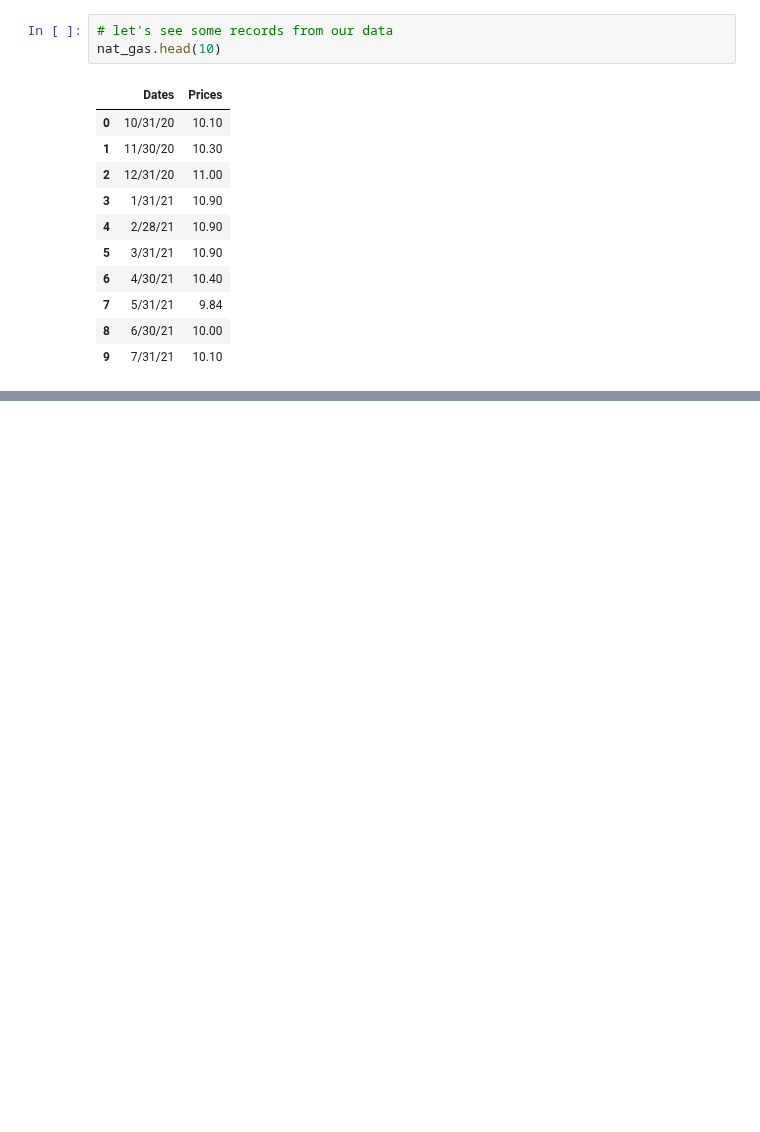
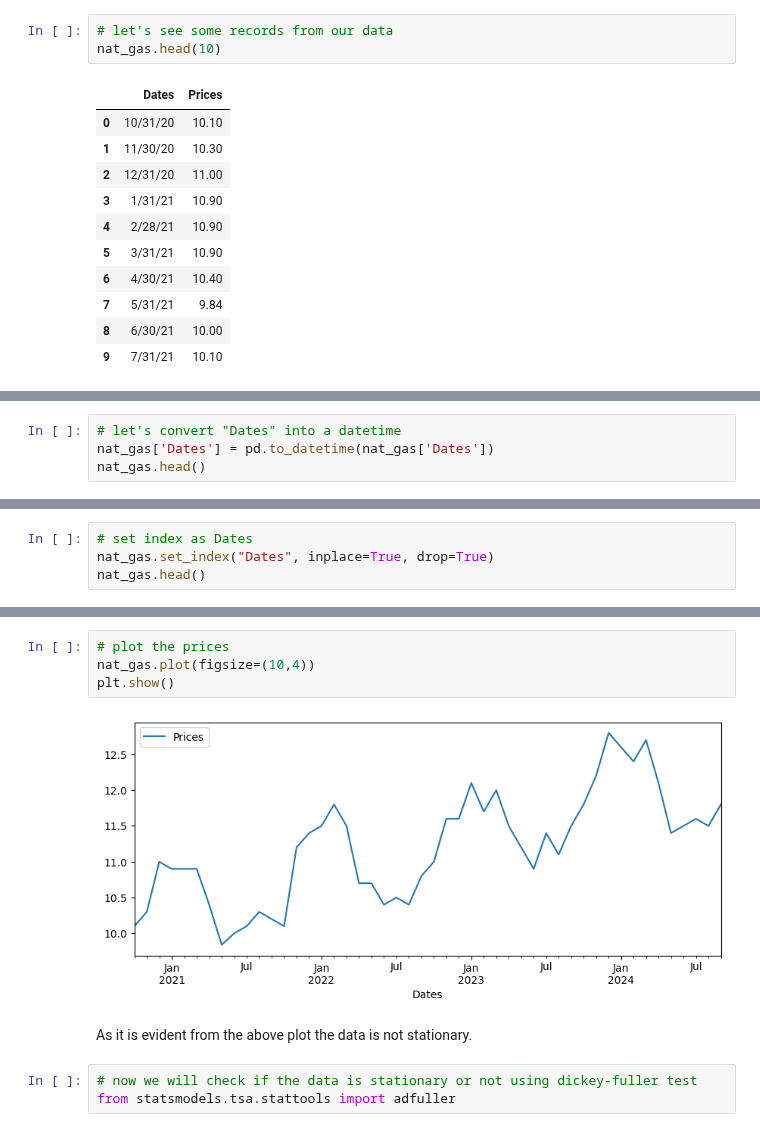
Before and after one commit to Akshay-Paunikar/Forage_Virtual_Internship_Program, a Jupyter notebook: JP Morgan Chase & Co/Quantitative Research/Task 1 - Investigate and analyze price data/Task_1_Investigate_and_analyze_price_data.ipynb, the cells around one changed output, grey strips where cells are left out. Cells and saved outputs as stored; diff of their text form; blank space fills up the shorter version.

Commit message:
adfuller test performed .. found the data non-stationary

```diff
--- a/JP Morgan Chase & Co/Quantitative Research/Task 1 - Investigate and analyze price data/Task_1_Investigate_and_analyze_price_data.ipynb
+++ b/JP Morgan Chase & Co/Quantitative Research/Task 1 - Investigate and analyze price data/Task_1_Investigate_and_analyze_price_data.ipynb
@@ -70,0 +83,4 @@ nat_gas.head(10)
+# %%
+# let's convert "Dates" into a datetime
+nat_gas['Dates'] = pd.to_datetime(nat_gas['Dates'])
+nat_gas.head()
@@ -70,0 +131,4 @@ nat_gas.head(10)
+# %%
+# set index as Dates
+nat_gas.set_index("Dates", inplace=True, drop=True)
+nat_gas.head()
@@ -70,0 +143,11 @@ nat_gas.head(10)
+# %%
+# plot the prices
+nat_gas.plot(figsize=(10,4))
+plt.show()
+# %% [output]
+[figure, added]
+# %% [markdown]
+As it is evident from the above plot the data is not stationary.
+# %%
+# now we will check if the data is stationary or not using dickey-fuller test
+from statsmodels.tsa.stattools import adfuller
```
Also changed, not shown: parts of 9 cells of this notebook.
